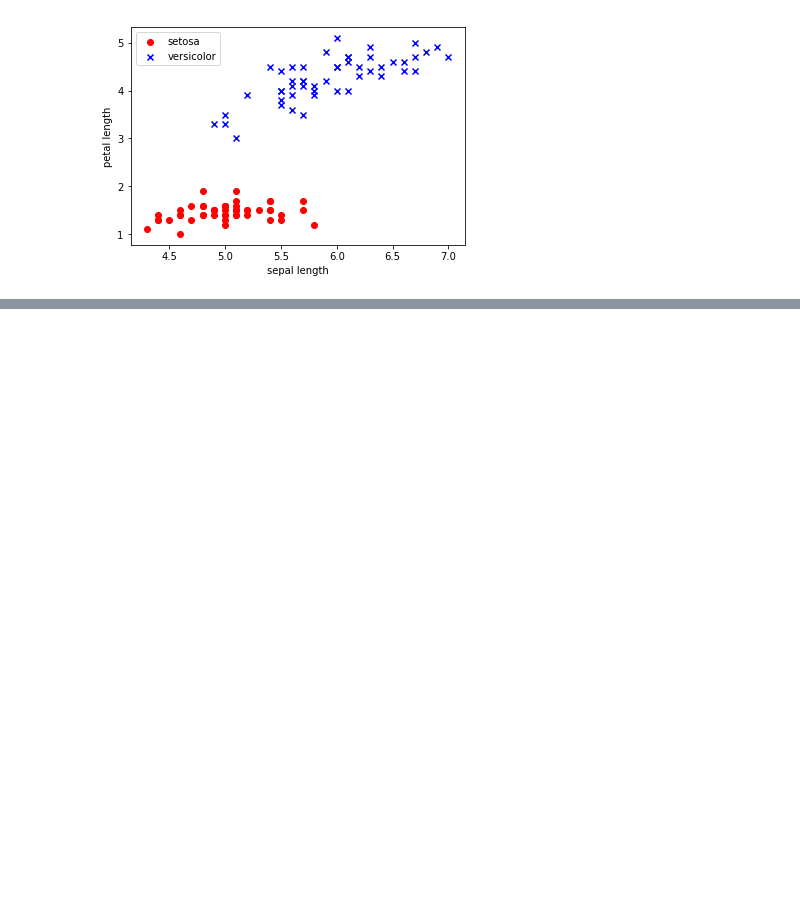
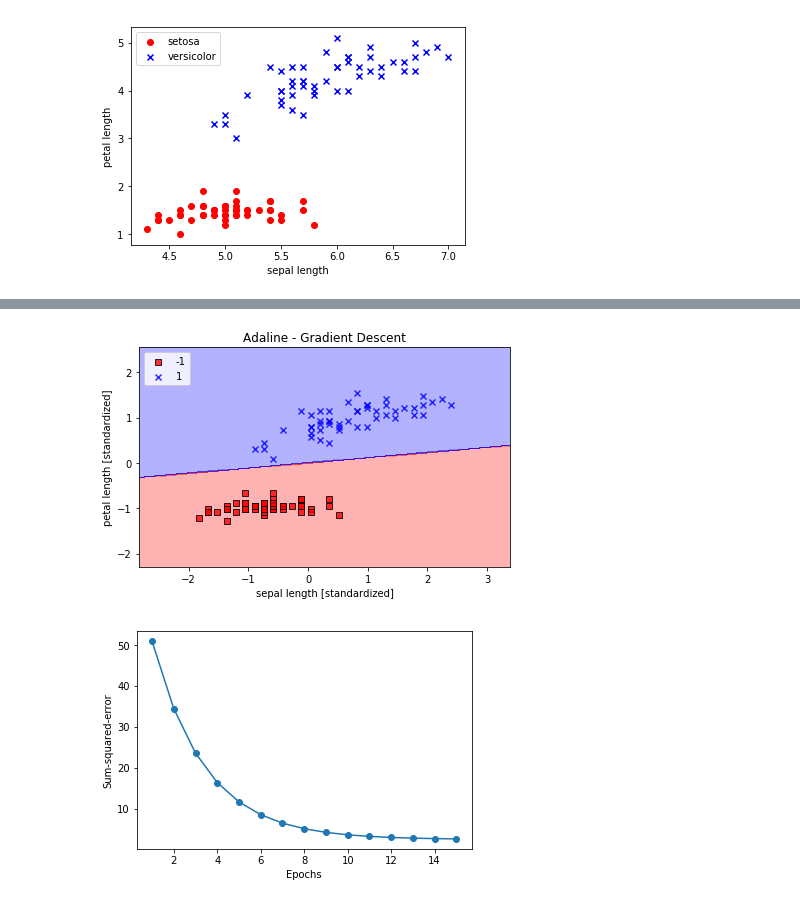
Before and after one commit to Abdullah-AlAttar/ML_Code, a Jupyter notebook: notebooks/Chapter 2. Training Simple Machine Learning Algorithms for Classification.ipynb, the cells around one changed output, grey strips where cells are left out. Cells and saved outputs as stored; diff of their text form; code cells hidden in the pictures; blank space fills up the shorter version.

```diff
--- a/notebooks/Chapter 2. Training Simple Machine Learning Algorithms for Classification.ipynb
+++ b/notebooks/Chapter 2. Training Simple Machine Learning Algorithms for Classification.ipynb
@@ -126,0 +180,24 @@ plt.show()
+# %%
+#standaraization of  the input
+X_std = np.copy(X)
+X_std[:,0] = (X_std[:,0] - X[:,0].mean()) / X[:,0].std()
+X_std[:,1] = (X_std[:,1] - X[:,1].mean()) / X[:,1].std()
+# %%
+ada = AdalineGD(nIter=15, eta=0.01)
+ada.fit(X_std, y)
+
+plot_decision_regions(X_std, y, classifier=ada)
+plt.title('Adaline - Gradient Descent')
+plt.xlabel('sepal length [standardized]')
+plt.ylabel('petal length [standardized]')
+plt.legend(loc='upper left')
+plt.tight_layout()
+plt.show()
+
+plt.plot(range(1, len(ada.cost_) + 1), ada.cost_, marker='o')
+plt.xlabel('Epochs')
+plt.ylabel('Sum-squared-error')
+plt.show()
+# %% [output]
+[figure, added]
+[figure, added]
```
Also changed, not shown: parts of 12 cells of this notebook, 1 other file.
